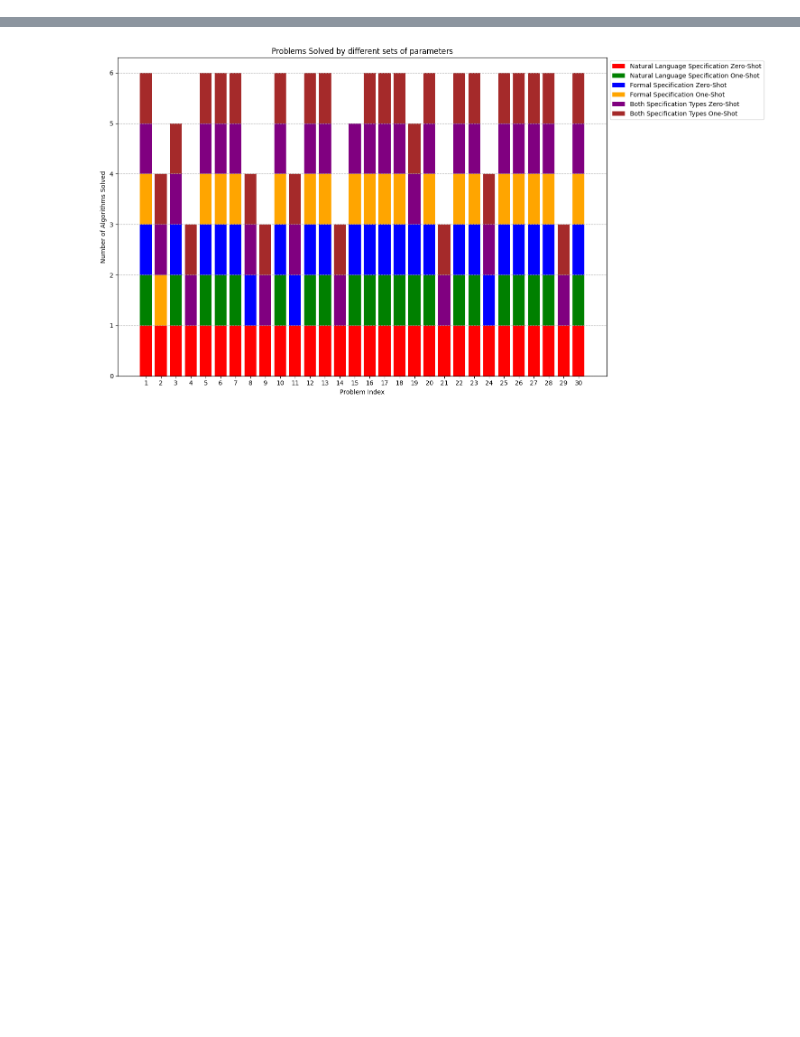
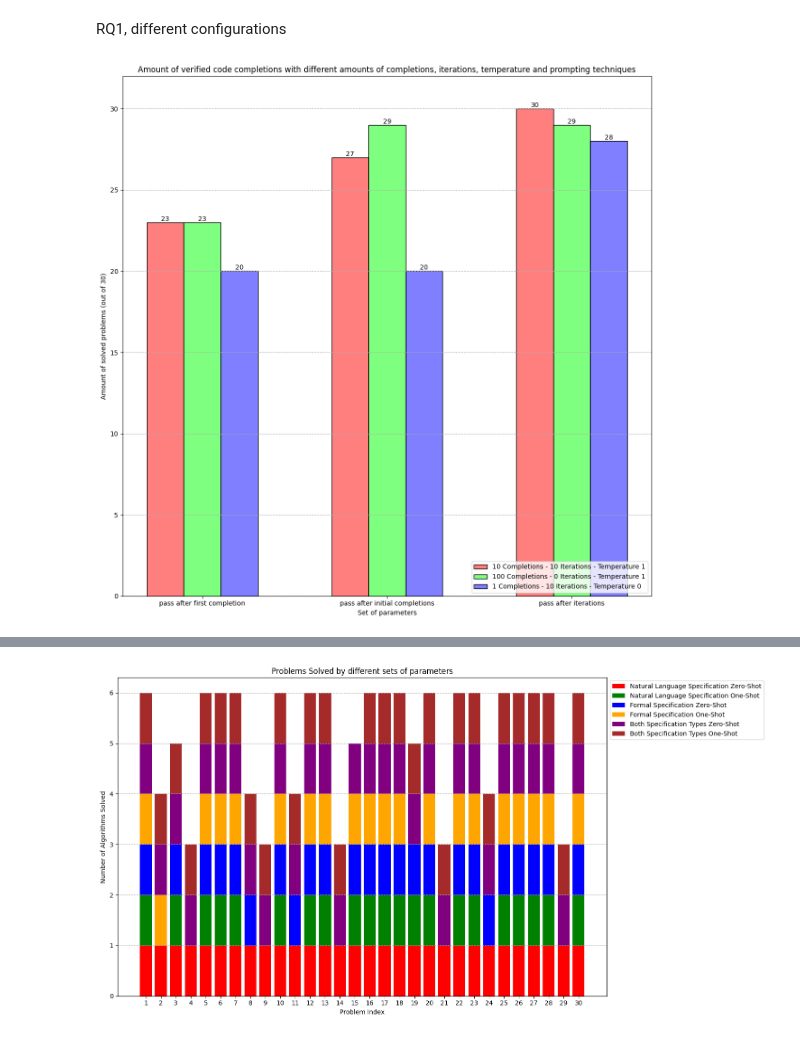
Before and after one commit to ASSERT-KTH/Vecogen, a Jupyter notebook: python_modules/graphs.ipynb, the cells around one changed output, grey strips where cells are left out. Saved outputs shown, nothing was run; the diff lists cells and outputs as text; code cells hidden in the pictures; blank space fills up the shorter version.

```diff
--- a/python_modules/graphs.ipynb
+++ b/python_modules/graphs.ipynb
@@ -0,0 +6,58 @@
+# %% [markdown]
+RQ1, different configurations
+# %%
+# Data
+data = [
+    'pass after first completion',
+    'pass after initial completions',
+    'pass after iterations',
+]
+
+index = {
+    '(A) 10 Completions - 10 Iterations - Temperature 1': [23, 27, 30],
+    '(B) 100 Completions - 0 Iterations - Temperature 1': [23, 29, 29],
+    '(C) 1 Completions - 10 Iterations - Temperature 0': [20, 20, 28]
+}
+
+
+# Create DataFrame
+df = pd.DataFrame(index, index=data)
+labels = data
+
+# Create the bar plot
+x = np.arange(len(labels))  # the label locations
+width = 0.2  # the width of the bars
+fig, ax = plt.subplots(figsize=(12, 12))
+
+# Reordered colors for the bars
+colors = [
+    (1, 0, 0, 0.5),  # red for "pass after first completion"
+    (0, 1, 0, 0.5),  # green for "pass after initial completions"
+    (0, 0, 1, 0.5),  # blue for "pass after iterations"
+]
+
+# Plotting
+for i, (key, color) in enumerate(zip(index.keys(), colors)):
+    bars = ax.bar(x + i * width, df[key], width, label=key, edgecolor='black', color=color)
+    for bar in bars:
+        height = bar.get_height()
+        ax.text(bar.get_x() + bar.get_width() / 2, height, f'{height}', ha='center', va='bottom', fontsize=10)
+
+# Add some text for labels, title and custom x-axis tick labels, etc.
+ax.set_xlabel('Set of parameters')
+ax.set_ylabel('Amount of solved problems (out of 30)')
+ax.set_title('Amount of verified code completions with different amounts of completions, iterations, temperature and prompting techniques')
+ax.set_xticks(x + width)
+ax.set_xticklabels(labels, rotation=0, ha="center")
+ax.legend(loc='lower right')
+ax.grid(axis='y', linestyle='--')
+ax.set_ylim(0, 32)
+
+# Show the plot
+plt.tight_layout()
+plt.show()
+
+# Export the plot to ../figures/bar_plot_best_parameters.png
+fig.savefig('../figures/bar_plot_best_parameters.png')
+# %% [output]
+[figure, added]
```
Also changed, not shown: parts of 15 cells of this notebook, 12 other files.
